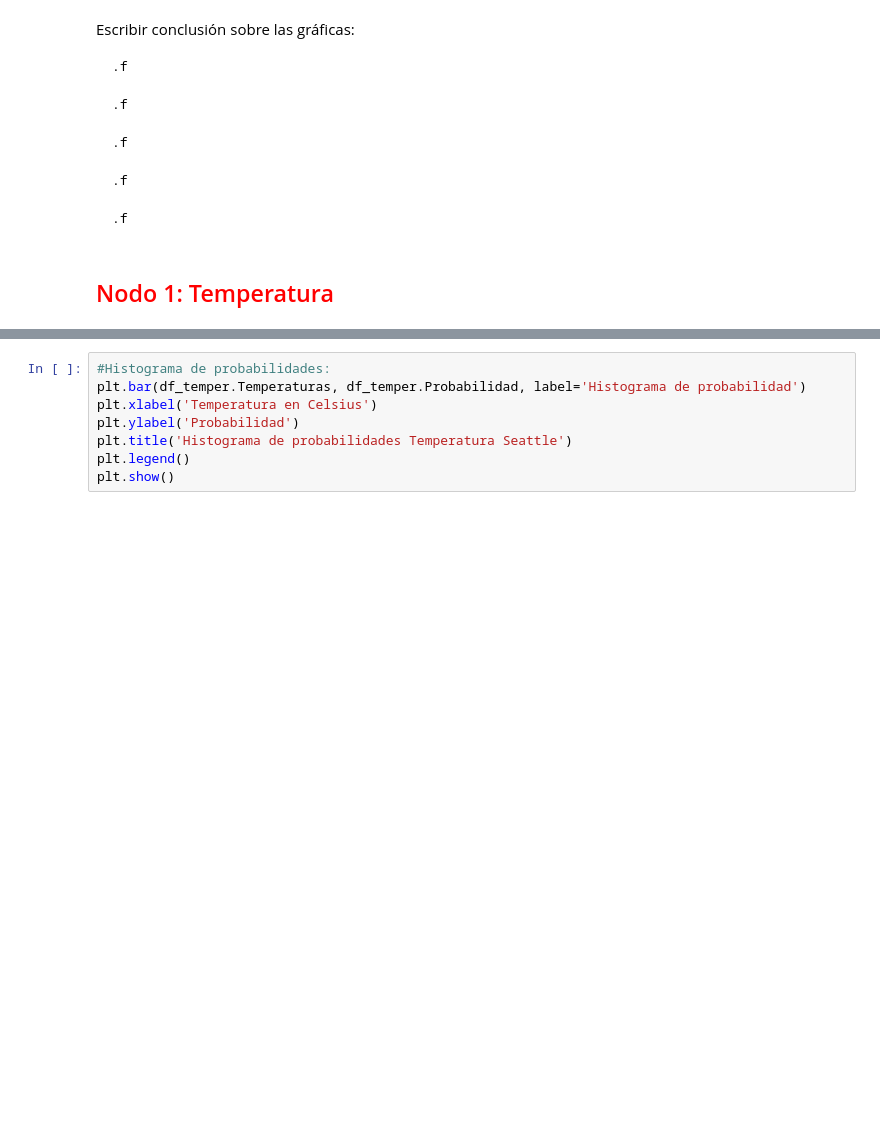
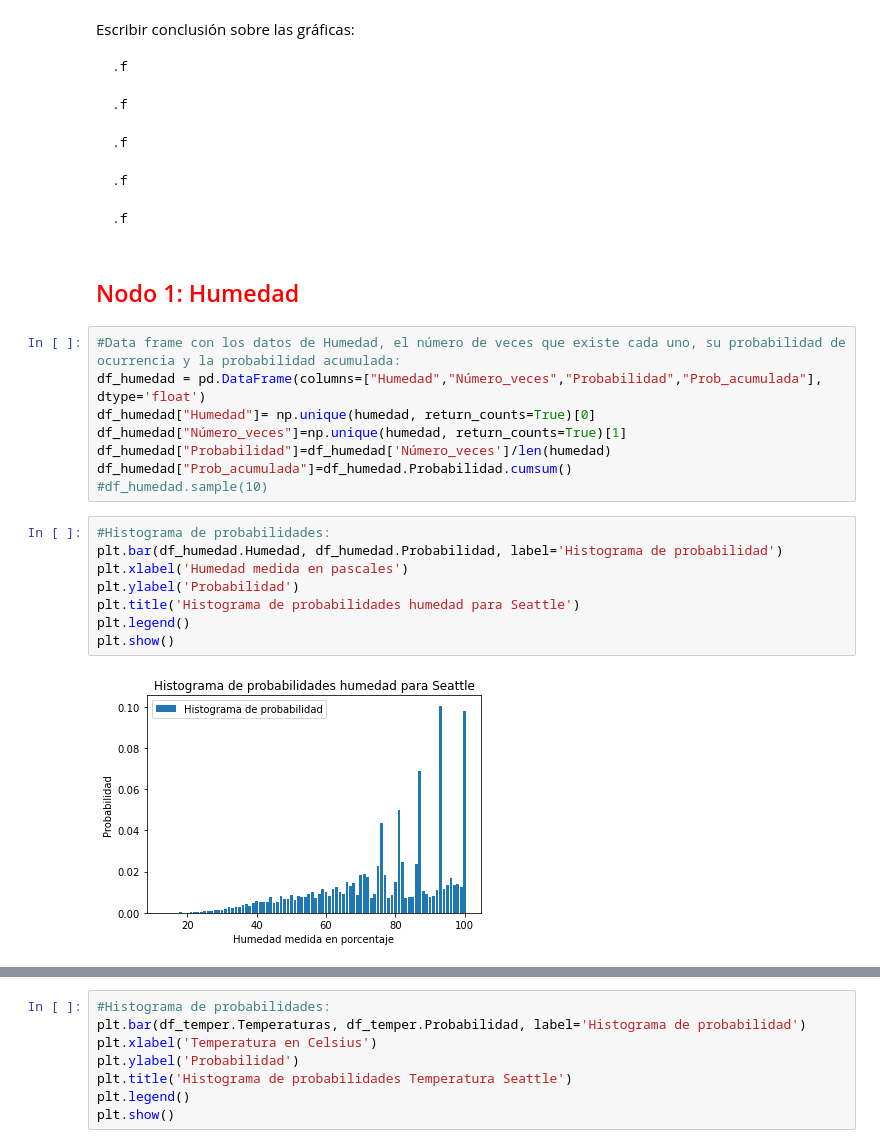
Before and after one commit to PintorOD1997/ProyectoConjunto_LandaverdeI_PintorD, a Jupyter notebook: ProyectoModulo1_OchoaD_MercadoI.ipynb, the cells around one changed output, grey strips where cells are left out. Drawn from its saved outputs; the diff is of its cells as text; blank space fills up the shorter version.

```diff
--- a/ProyectoModulo1_OchoaD_MercadoI.ipynb
+++ b/ProyectoModulo1_OchoaD_MercadoI.ipynb
@@ -556,4 +579,22 @@ Escribir conclusión sobre las gráficas:
 
     .f
 # %% [markdown]
-## <font color='red'>  Nodo 1: Temperatura
+## <font color='red'>  Nodo 1: Humedad
+# %%
+#Data frame con los datos de Humedad, el número de veces que existe cada uno, su probabilidad de ocurrencia y la probabilidad acumulada:
+df_humedad = pd.DataFrame(columns=["Humedad","Número_veces","Probabilidad","Prob_acumulada"], dtype='float')
+df_humedad["Humedad"]= np.unique(humedad, return_counts=True)[0]
+df_humedad["Número_veces"]=np.unique(humedad, return_counts=True)[1]
+df_humedad["Probabilidad"]=df_humedad['Número_veces']/len(humedad)
+df_humedad["Prob_acumulada"]=df_humedad.Probabilidad.cumsum()
+#df_humedad.sample(10)
+# %%
+#Histograma de probabilidades:
+plt.bar(df_humedad.Humedad, df_humedad.Probabilidad, label='Histograma de probabilidad')
+plt.xlabel('Humedad medida en pascales')
+plt.ylabel('Probabilidad')
+plt.title('Histograma de probabilidades humedad para Seattle')
+plt.legend()
+plt.show()
+# %% [output]
+[figure, added]
```
Also changed, not shown: parts of 44 cells of this notebook.
